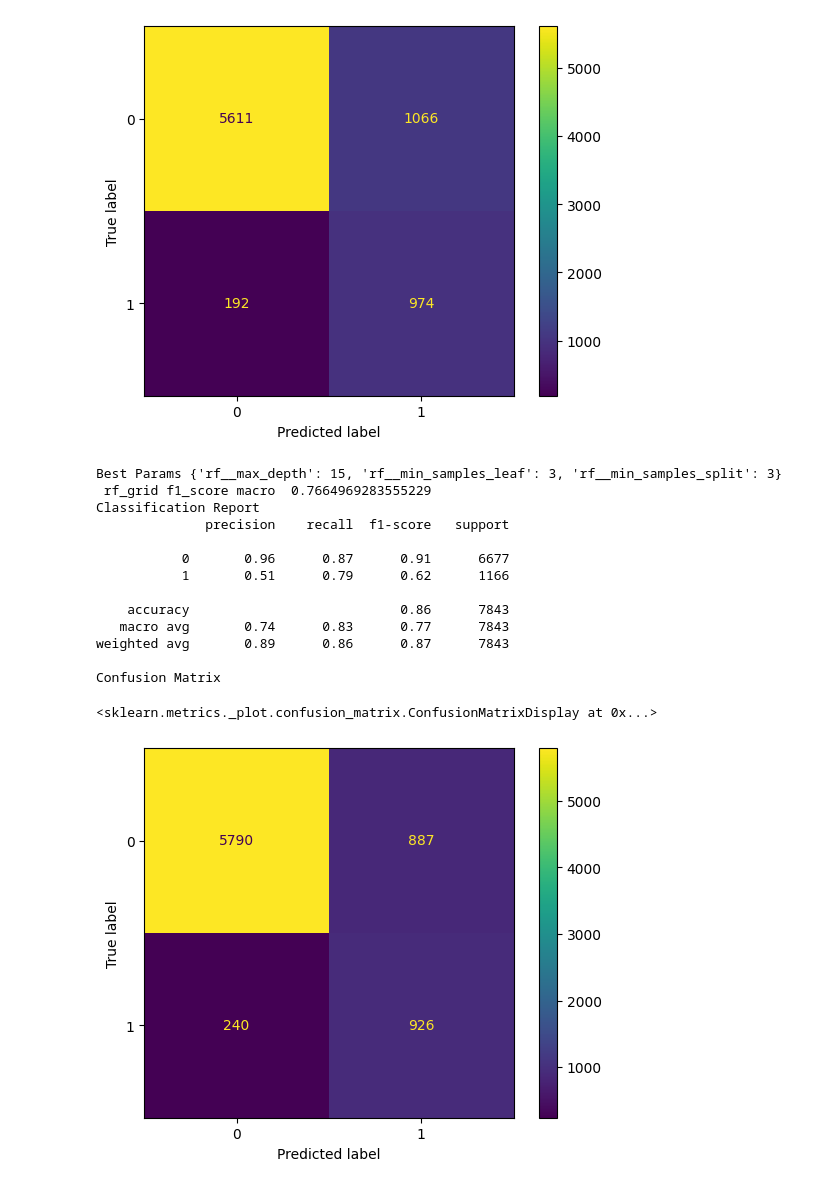
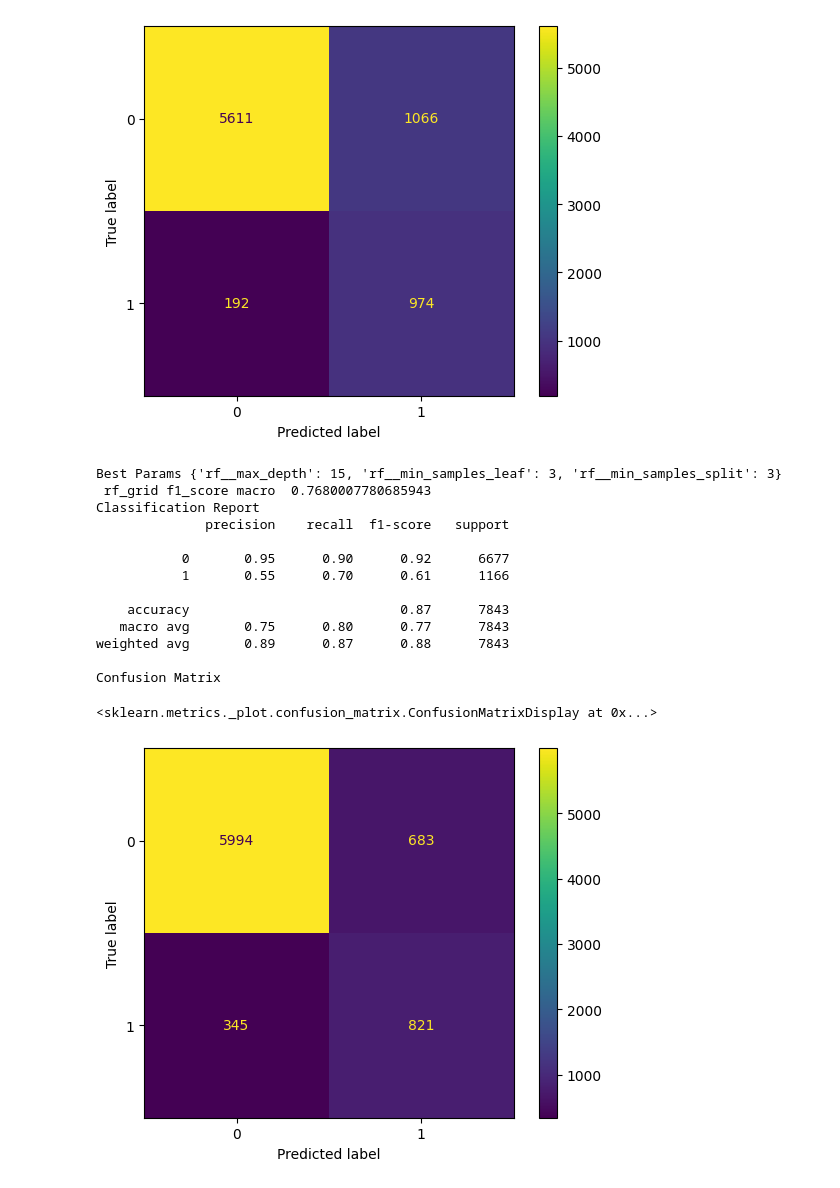
Before and after one commit to linisha04/Predict-the-Success-of-Bank-telemarketing, a Jupyter notebook: liniiiii.ipynb, the cells around one changed output. Cells and saved outputs as stored; diff of their text form; code cells hidden in the pictures.

Commit message:
Kaggle Notebook | 22f2000254-notebook-t32024 | 82-rf-grid-smote

```diff
--- a/liniiiii.ipynb
+++ b/liniiiii.ipynb
@@ -1027,45 +1027,45 @@ from sklearn.model_selection import GridSearchCV
 
 randomForestClassifier=RandomForestClassifier(random_state=1 ,n_estimators=100,class_weight='balanced', n_jobs=-1)
 
-rf=Pipeline([('col_transformer',col_transformer),('rf',randomForestClassifier)])
+rf=Pipeline([('col_transformer',col_transformer),('smote',smote),('rf',randomForestClassifier)])
 
 params={'rf__max_depth':[10,15],'rf__min_samples_split':[3,5],'rf__min_samples_leaf':[3,5]}
 
 rf_grid=GridSearchCV(rf,param_grid=params,n_jobs=-1,cv=5)
 
 rf_grid.fit(xtrain,ytrain)
 
 print("Best Params",rf_grid.best_params_)
 
 rf_grid=rf_grid.best_estimator_
 
 ypred_rf_grid=rf_grid.predict(xtest)
 
 print(   ' rf_grid f1_score macro '  ,     f1_score(ytest, ypred_rf_grid  , average='macro')    )
 
 print('Classification Report')
 
 print(classification_report(ytest ,ypred_rf_grid))
 
 print('Confusion Matrix')
 
 ConfusionMatrixDisplay.from_estimator(rf_grid,xtest,ytest)
 # %% [output]
 Best Params {'rf__max_depth': 15, 'rf__min_samples_leaf': 3, 'rf__min_samples_split': 3}
- rf_grid f1_score macro  0.7664969283555229
+ rf_grid f1_score macro  0.7680007780685943
 Classification Report
               precision    recall  f1-score   support
 
-           0       0.96      0.87      0.91      6677
-           1       0.51      0.79      0.62      1166
+           0       0.95      0.90      0.92      6677
+           1       0.55      0.70      0.61      1166
 
-    accuracy                           0.86      7843
-   macro avg       0.74      0.83      0.77      7843
-weighted avg       0.89      0.86      0.87      7843
+    accuracy                           0.87      7843
+   macro avg       0.75      0.80      0.77      7843
+weighted avg       0.89      0.87      0.88      7843
 
 Confusion Matrix
 <sklearn.metrics._plot.confusion_matrix.ConfusionMatrixDisplay at 0x...>
-[figure, old version]
+[figure, new version]
 # %%
 # from imblearn.ensemble import EasyEnsembleClassifier
 # eec = EasyEnsembleClassifier(estimator=rf ,random_state=1,n_jobs=-1)
```
